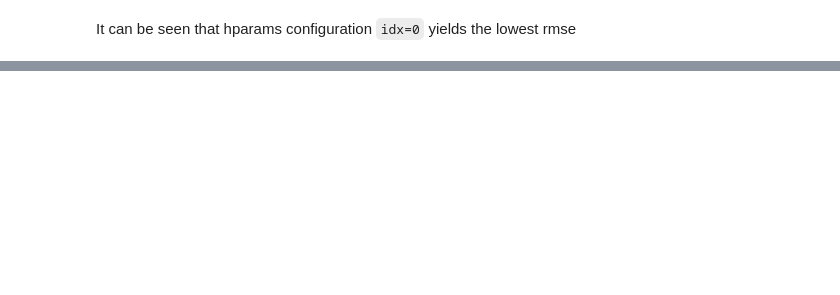
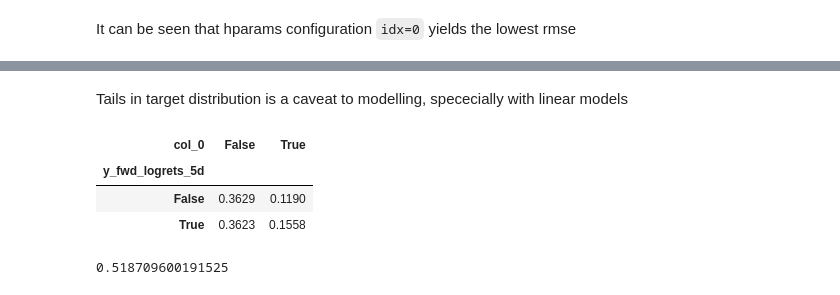
Before and after one commit to tina-manualrg/tina-lab-qtrading, a Jupyter notebook: notebooks/0101_modbuild_lr_basic.ipynb, the cells around one changed output, grey strips where cells are left out. Saved outputs shown, nothing was run; the diff lists cells and outputs as text; code cells hidden in the pictures; blank space fills up the shorter version.

```diff
--- a/notebooks/0101_modbuild_lr_basic.ipynb
+++ b/notebooks/0101_modbuild_lr_basic.ipynb
@@ -160,0 +246,18 @@ It can be seen that hparams configuration `idx=0` yields the lowest rmse
+# %% [markdown]
+Tails in target distribution is a caveat to modelling, spececially with linear models
+# %%
+cm_train = pd.crosstab(
+    index=y_train>0,
+    columns= p_train>0,
+    normalize=True  # also check 'index'
+)
+cm_train
+# %% [output]
+| col_0 | False | True |
+| y_fwd_logrets_5d |  |  |
+| False | 0.3629 | 0.1190 |
+| True | 0.3623 | 0.1558 |
+# %%
+np.diag(cm_train).sum()
+# %% [output]
+0.518709600191525
```
Also changed, not shown: parts of 19 cells of this notebook, 2 other files.
